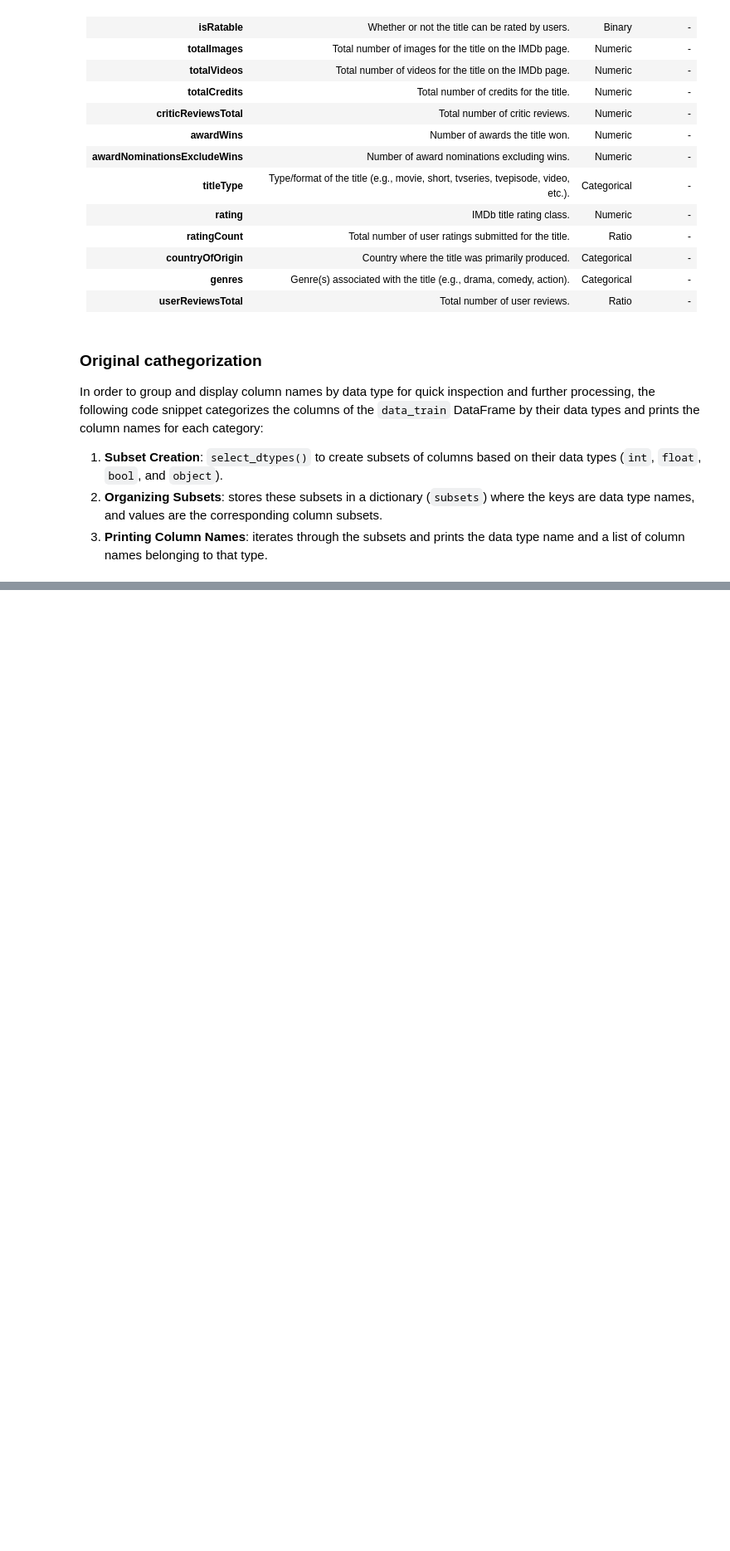
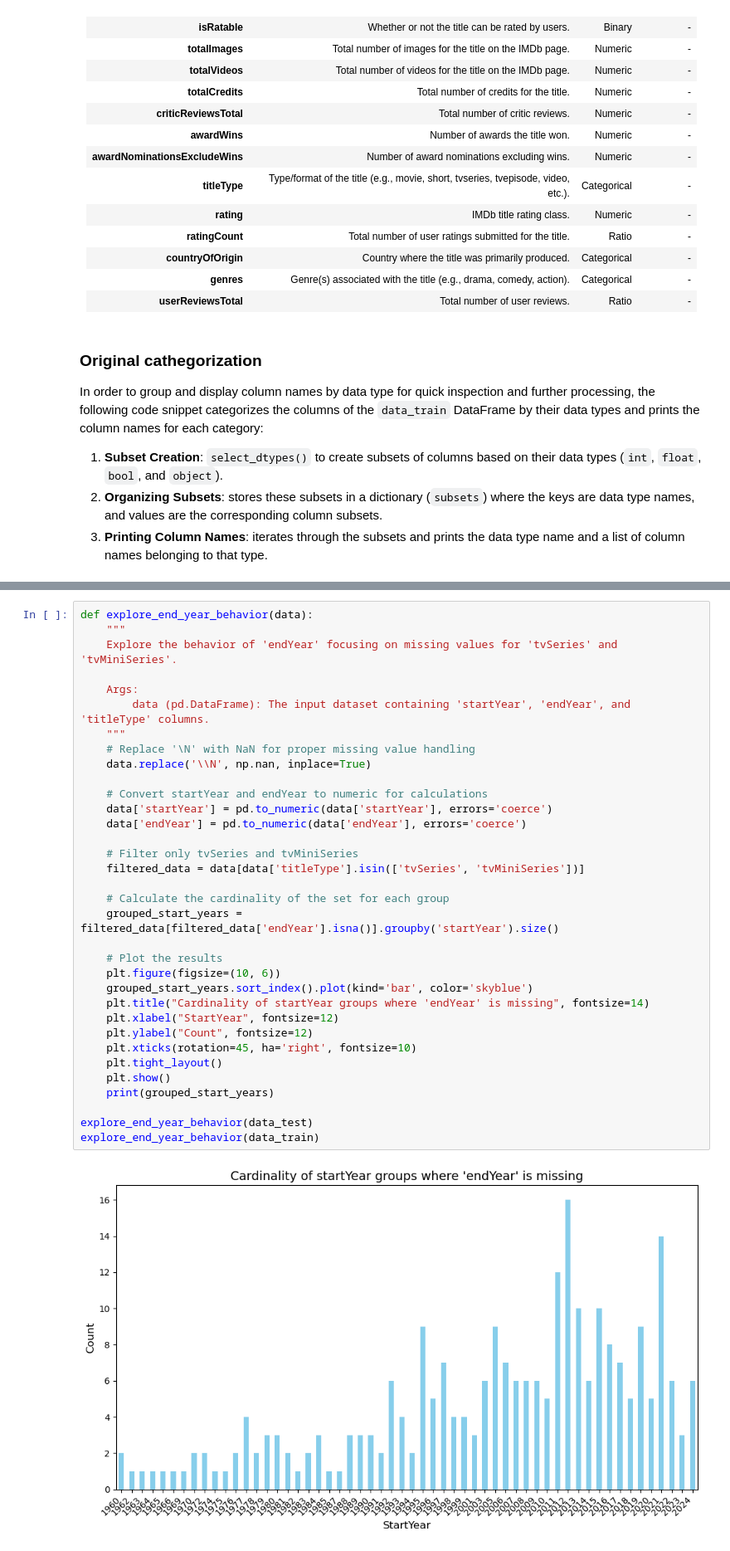
Before and after one commit to FrancescoCuria/IMDb-Data-Analytics, a Jupyter notebook: 00_data_understanding.ipynb, the cells around one changed output, grey strips where cells are left out. Shown at 83% size. Saved outputs shown, nothing was run; the diff lists cells and outputs as text; blank space fills up the shorter version.

```diff
--- a/00_data_understanding.ipynb
+++ b/00_data_understanding.ipynb
@@ -1216,0 +408,36 @@ scaled_test.to_csv('clean data/scaled_test.csv', index=False)"""
+# %%
+def explore_end_year_behavior(data):
+    """
+    Explore the behavior of 'endYear' focusing on missing values for 'tvSeries' and 'tvMiniSeries'.
+
+    Args:
+        data (pd.DataFrame): The input dataset containing 'startYear', 'endYear', and 'titleType' columns.
+    """
+    # Replace '\N' with NaN for proper missing value handling
+    data.replace('\\N', np.nan, inplace=True)
+
+    # Convert startYear and endYear to numeric for calculations
+    data['startYear'] = pd.to_numeric(data['startYear'], errors='coerce')
+    data['endYear'] = pd.to_numeric(data['endYear'], errors='coerce')
+
+    # Filter only tvSeries and tvMiniSeries
+    filtered_data = data[data['titleType'].isin(['tvSeries', 'tvMiniSeries'])]
+
+    # Calculate the cardinality of the set for each group
+    grouped_start_years = filtered_data[filtered_data['endYear'].isna()].groupby('startYear').size()
+
+    # Plot the results
+    plt.figure(figsize=(10, 6))
+    grouped_start_years.sort_index().plot(kind='bar', color='skyblue')
+    plt.title("Cardinality of startYear groups where 'endYear' is missing", fontsize=14)
+    plt.xlabel("StartYear", fontsize=12)
+    plt.ylabel("Count", fontsize=12)
+    plt.xticks(rotation=45, ha='right', fontsize=10)
+    plt.tight_layout()
+    plt.show()
+    print(grouped_start_years)
+
+explore_end_year_behavior(data_test)
+explore_end_year_behavior(data_train)
+# %% [output]
+[figure, added]
```
Also changed, not shown: parts of 125 cells of this notebook, 21 other files.
